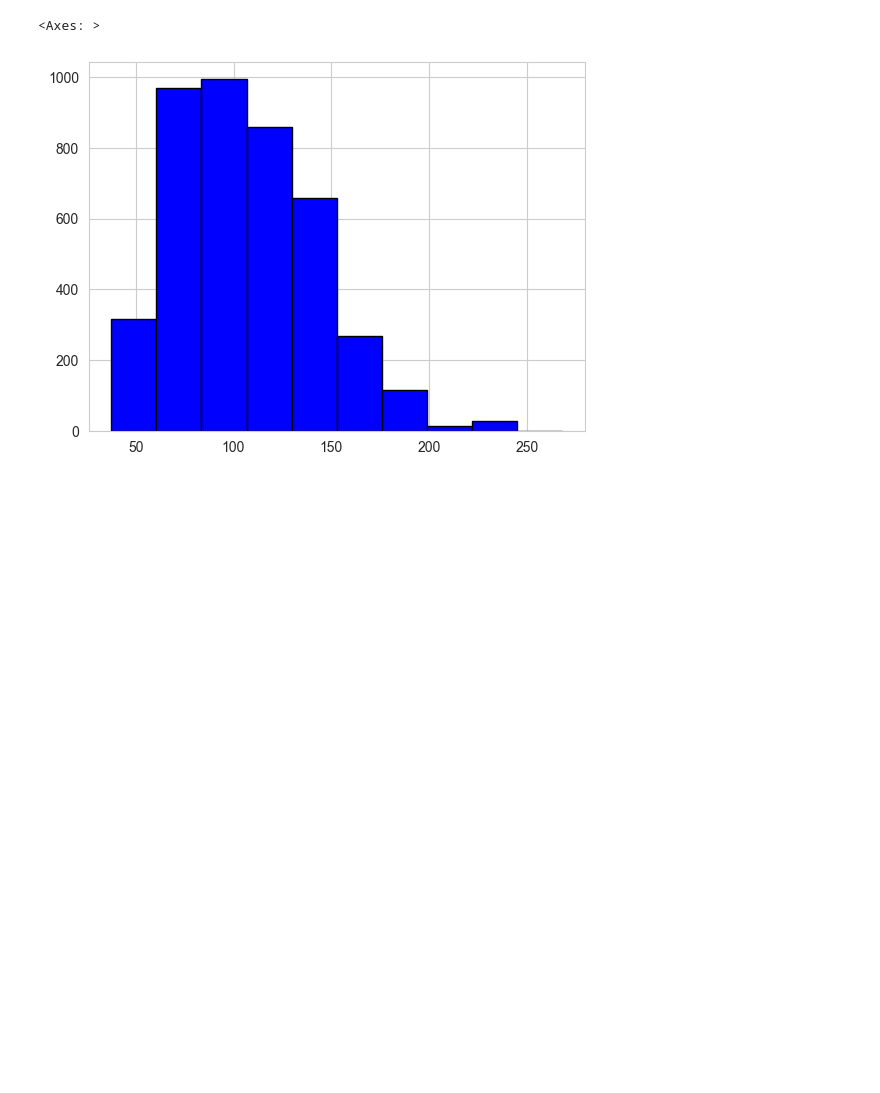
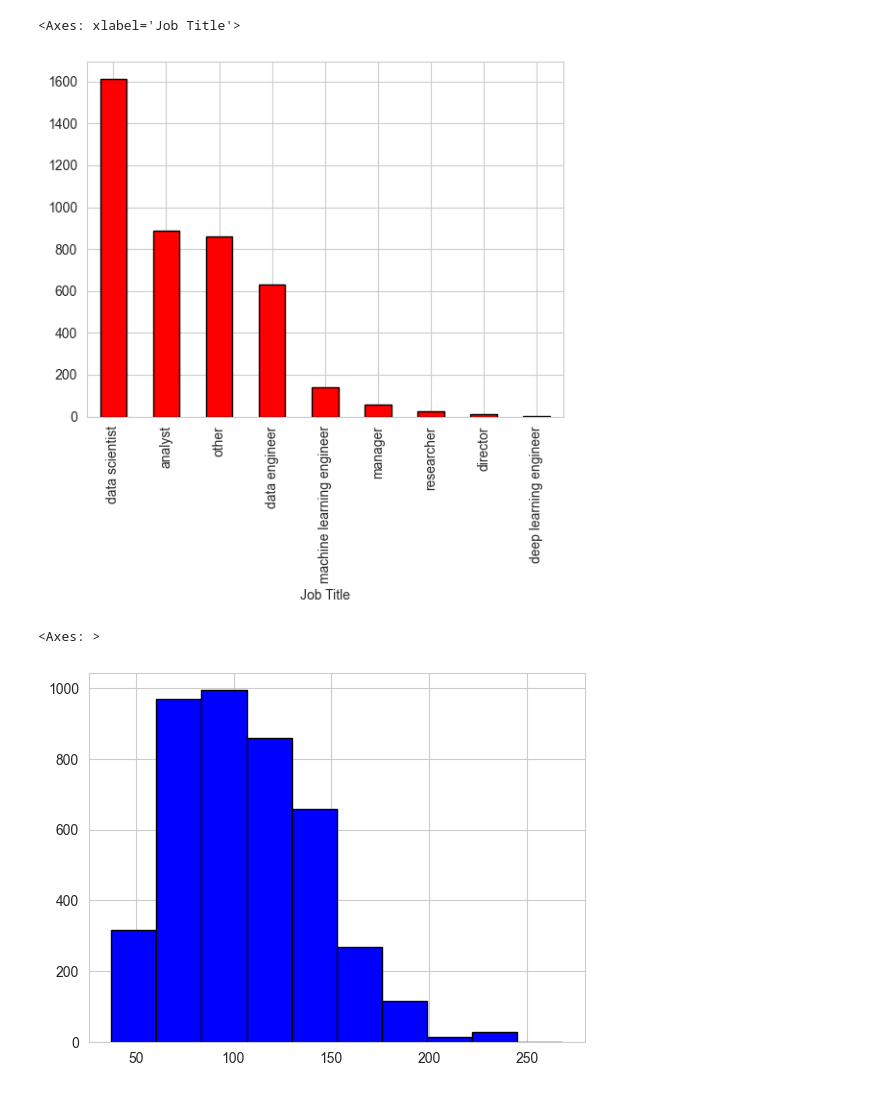
Before and after one commit to ParsaMehdipour/DataScience-Salary-Estimation, a Jupyter notebook: Plots.ipynb, the cells around one changed output. Drawn from its saved outputs; the diff is of its cells as text; code cells hidden in the pictures; blank space fills up the shorter version.

Commit message:
feat : refactor DataCleaning and Plots

```diff
--- a/Plots.ipynb
+++ b/Plots.ipynb
@@ -4,6 +4,12 @@ import pandas as pd
 file_path = "CleanedDataFrame.csv"
 
 df = pd.read_csv(file_path)
+# %%
+job_title_value_counts = df['Job Title'].value_counts()
+job_title_value_counts.plot.bar(color="Red", edgecolor="Black")
+# %% [output]
+<Axes: xlabel='Job Title'>
+[figure, added]
 # %%
 df['Average Salary'].hist(bins=10, color="Blue", edgecolor="Black")
 # %% [output]
```
